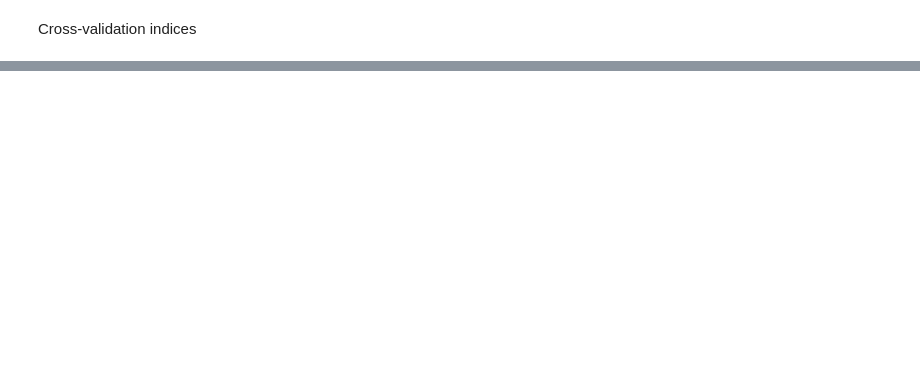
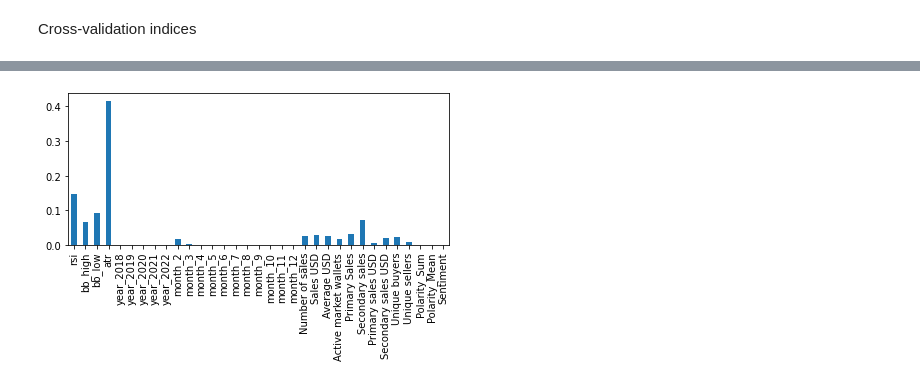
Before and after one commit to amicha02/ape_mining, a Jupyter notebook: notebooks/5.0-mw-Combine_Models_Predictions.ipynb, the cells around one changed output, grey strips where cells are left out. Saved outputs shown, nothing was run; the diff lists cells and outputs as text; code cells hidden in the pictures; blank space fills up the shorter version.

```diff
--- a/notebooks/5.0-mw-Combine_Models_Predictions.ipynb
+++ b/notebooks/5.0-mw-Combine_Models_Predictions.ipynb
@@ -239,0 +275,37 @@ Cross-validation indices
+# %%
+%%time
+target = f'target_{lookahead}d'
+
+model_names = ("ols", "rf", "xgb")
+
+lr = LinearRegression()
+rf = RandomForestRegressor()
+xgb = XGBRegressor()
+
+models = (lr, rf, xgb)
+
+eval_dict = {}
+
+for name, model in zip(model_names, models):
+    model_predictions, model_scores = [], []
+    for i, (train_idx, test_idx) in enumerate(cv.split(X), 1):
+        X_train, y_train, = X.iloc[train_idx], y[target].iloc[train_idx]
+        X_test, y_test = X.iloc[test_idx], y[target].iloc[test_idx]
+
+        # model specific
+        model.fit(X=X_train, y=y_train)
+        y_pred = model.predict(X_test)
+
+        preds = y_test.to_frame('actuals').assign(predicted=y_pred)
+        preds_by_day = preds.groupby(level='Date')
+        scores = pd.concat([preds_by_day.apply(lambda x: spearmanr(x.predicted,
+                                                                   x.actuals)[0] * 100)
+                            .to_frame('ic'),
+                            preds_by_day.apply(lambda x: np.sqrt(mean_squared_error(y_pred=x.predicted,
+                                                                                    y_true=x.actuals)))
+                            .to_frame('rmse')], axis=1)
+
+        model_scores.append(scores)
+        model_predictions.append(preds)
+
+    eval_dict[f"{name}_predictions"], eval_dict[f"{name}_scores"] = pd.concat(model_predictions), pd.concat(model_scores)
@@ -239,0 +354,8 @@ Cross-validation indices
+# %%
+forest_importances = pd.Series(models[1].feature_importances_, index=X.columns)
+
+fig, ax = plt.subplots()
+forest_importances.plot.bar(ax=ax)
+fig.tight_layout()
+# %% [output]
+[figure, added]
```
Also changed, not shown: parts of 34 cells of this notebook, 2 other files.
